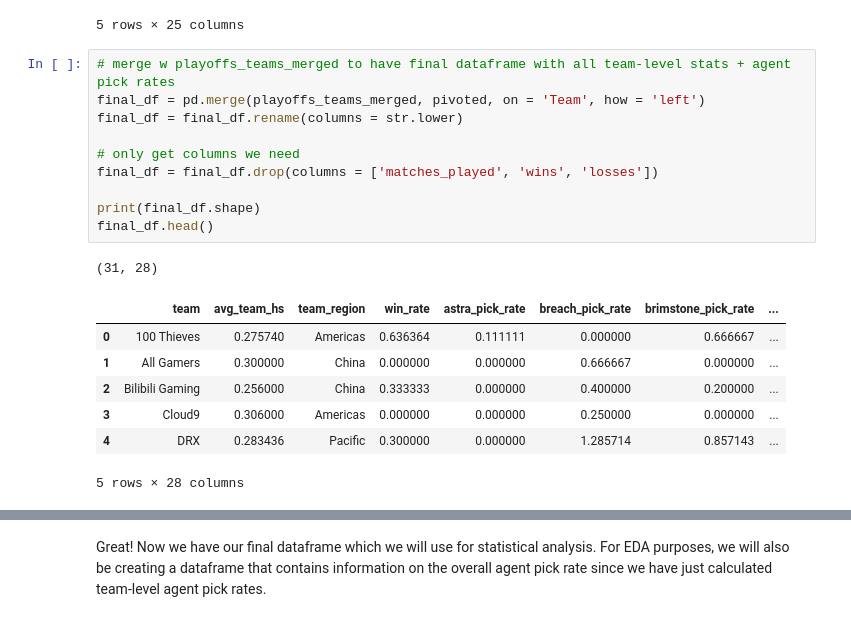
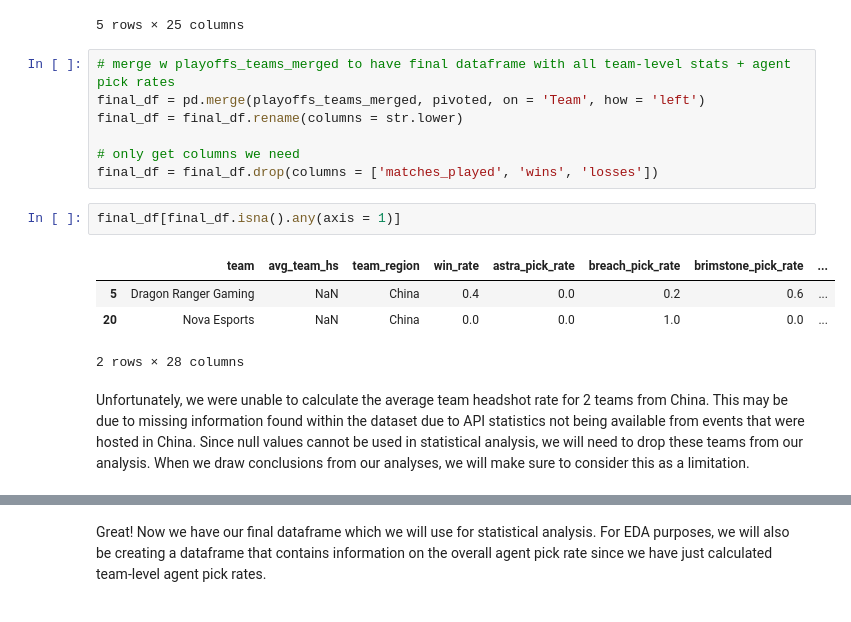
Before and after one commit to keil4ni/vct-2024-analysis, a Jupyter notebook: 03-FinalProject.ipynb, the cells around one changed output, grey strips where cells are left out. Drawn from its saved outputs; the diff is of its cells as text.

```diff
--- a/03-FinalProject.ipynb
+++ b/03-FinalProject.ipynb
@@ -462,15 +448,12 @@ final_df = final_df.rename(columns = str.lower)
 
 # only get columns we need
 final_df = final_df.drop(columns = ['matches_played', 'wins', 'losses'])
-
-print(final_df.shape)
-final_df.head()
-# %% [output]
-(31, 28)
-|  | team | avg_team_hs | team_region | win_rate | astra_pick_rate | breach_pick_rate | brimstone_pick_rate | ... |
-| 0 | 100 Thieves | 0.275740 | Americas | 0.636364 | 0.111111 | 0.000000 | 0.666667 | ... |
-| 1 | All Gamers | 0.300000 | China | 0.000000 | 0.000000 | 0.666667 | 0.000000 | ... |
-| 2 | Bilibili Gaming | 0.256000 | China | 0.333333 | 0.000000 | 0.400000 | 0.200000 | ... |
-| 3 | Cloud9 | 0.306000 | Americas | 0.000000 | 0.000000 | 0.250000 | 0.000000 | ... |
-| 4 | DRX | 0.283436 | Pacific | 0.300000 | 0.000000 | 1.285714 | 0.857143 | ... |
-5 rows × 28 columns
+# %%
+final_df[final_df.isna().any(axis = 1)]
+# %% [output]
+|  | team | avg_team_hs | team_region | win_rate | astra_pick_rate | breach_pick_rate | brimstone_pick_rate | ... |
+| 5 | Dragon Ranger Gaming | NaN | China | 0.4 | 0.0 | 0.2 | 0.6 | ... |
+| 20 | Nova Esports | NaN | China | 0.0 | 0.0 | 1.0 | 0.0 | ... |
+2 rows × 28 columns
+# %% [markdown]
+Unfortunately, we were unable to calculate the average team headshot rate for 2 teams from China. This may be due to missing information found within the dataset due to API statistics not being available from events that were hosted in China. Since null values cannot be used in statistical analysis, we will need to drop these teams from our analysis. When we draw conclusions from our analyses, we will make sure to consider this as a limitation.
```
Also changed, not shown: parts of 16 cells of this notebook.
